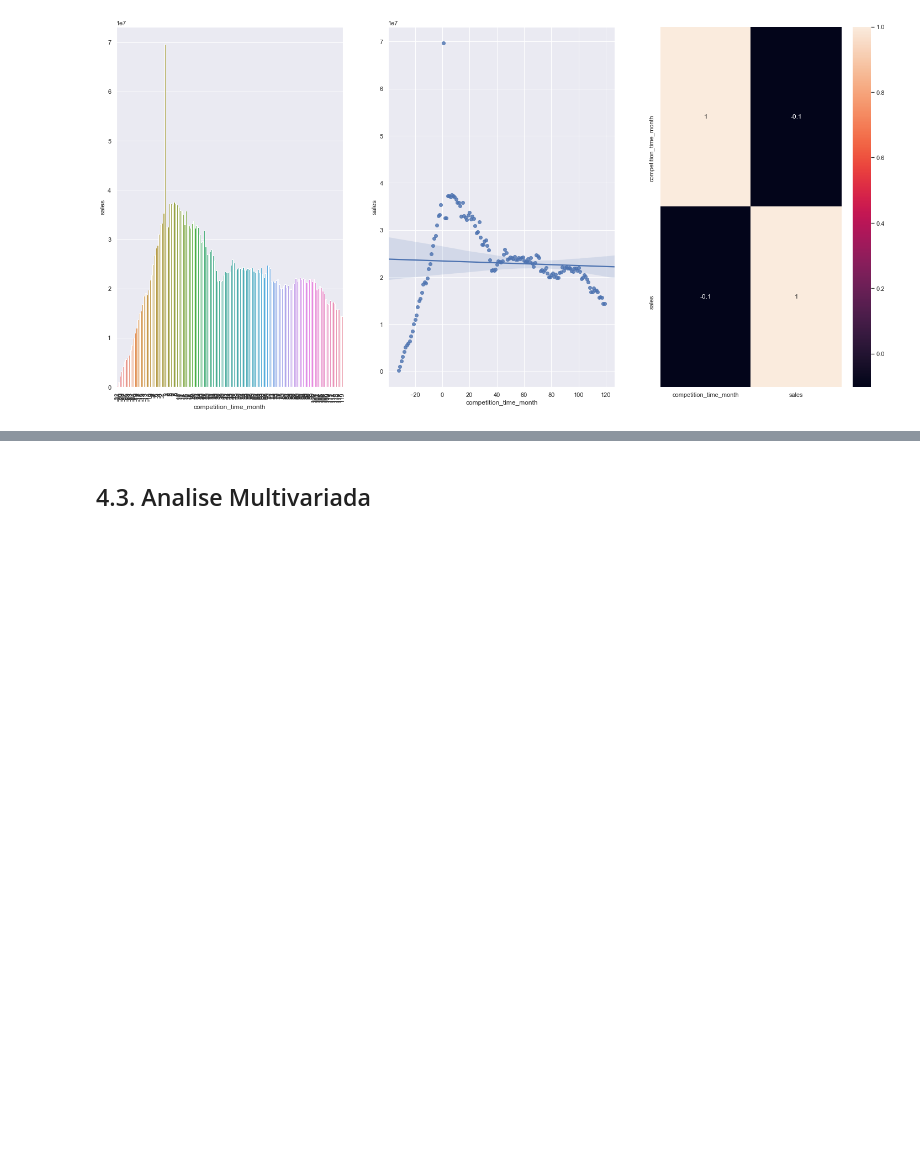
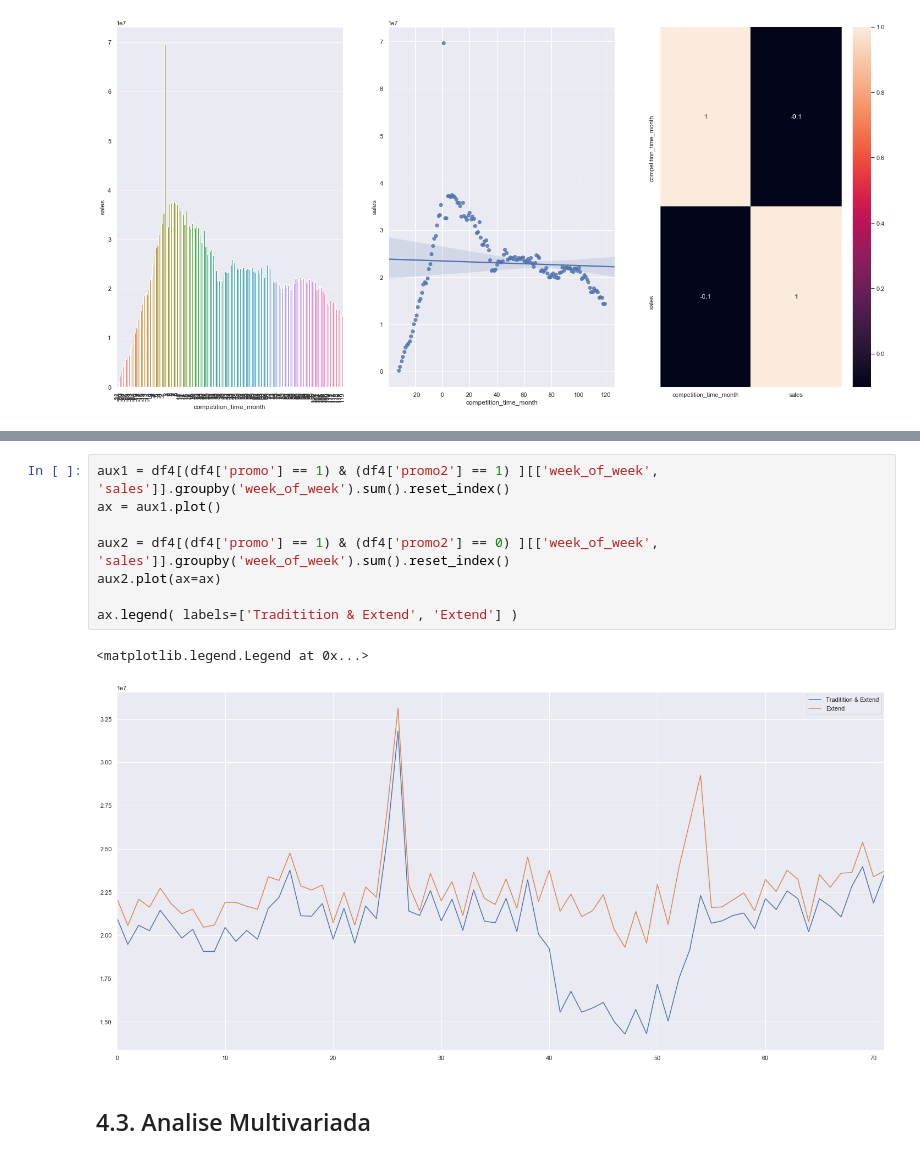
Before and after one commit to TrellixVulnTeam/DsEmProducao_VDBH, a Jupyter notebook: notebooks/m04_v01_store_sales_prediction.ipynb, the cells around one changed output, grey strips where cells are left out. Saved outputs shown, nothing was run; the diff lists cells and outputs as text; blank space fills up the shorter version.

```diff
--- a/notebooks/m04_v01_store_sales_prediction.ipynb
+++ b/notebooks/m04_v01_store_sales_prediction.ipynb
@@ -581,3 +624,14 @@ sns.heatmap(aux1.corr(method='pearson'), annot=True)
+# %%
+aux1 = df4[(df4['promo'] == 1) & (df4['promo2'] == 1) ][['week_of_week', 'sales']].groupby('week_of_week').sum().reset_index()
+ax = aux1.plot()
+
+aux2 = df4[(df4['promo'] == 1) & (df4['promo2'] == 0) ][['week_of_week', 'sales']].groupby('week_of_week').sum().reset_index()
+aux2.plot(ax=ax)
+
+ax.legend( labels=['Traditition & Extend', 'Extend'] )
+# %% [output]
+<matplotlib.legend.Legend at 0x...>
+[figure, added]
 # %% [markdown]
 ## 4.3. Analise Multivariada
 # %%
```
Also changed, not shown: parts of 18 cells of this notebook.
